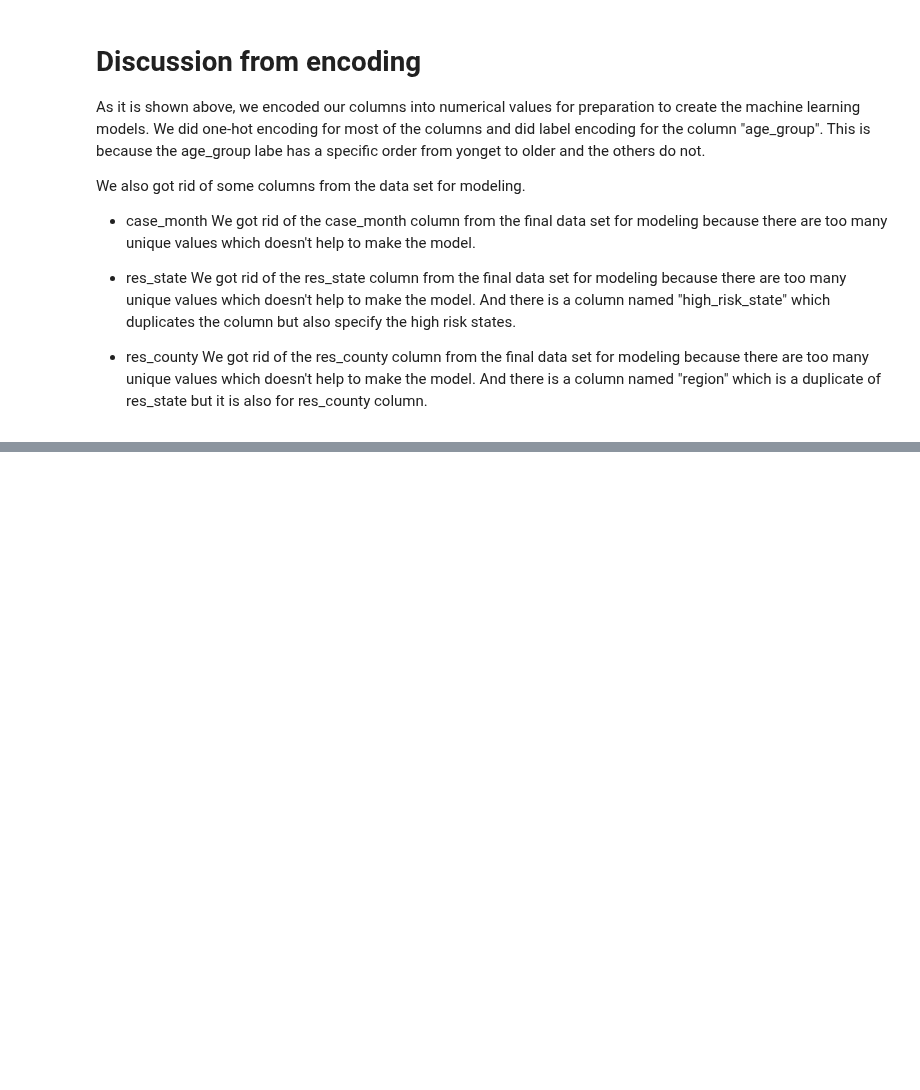
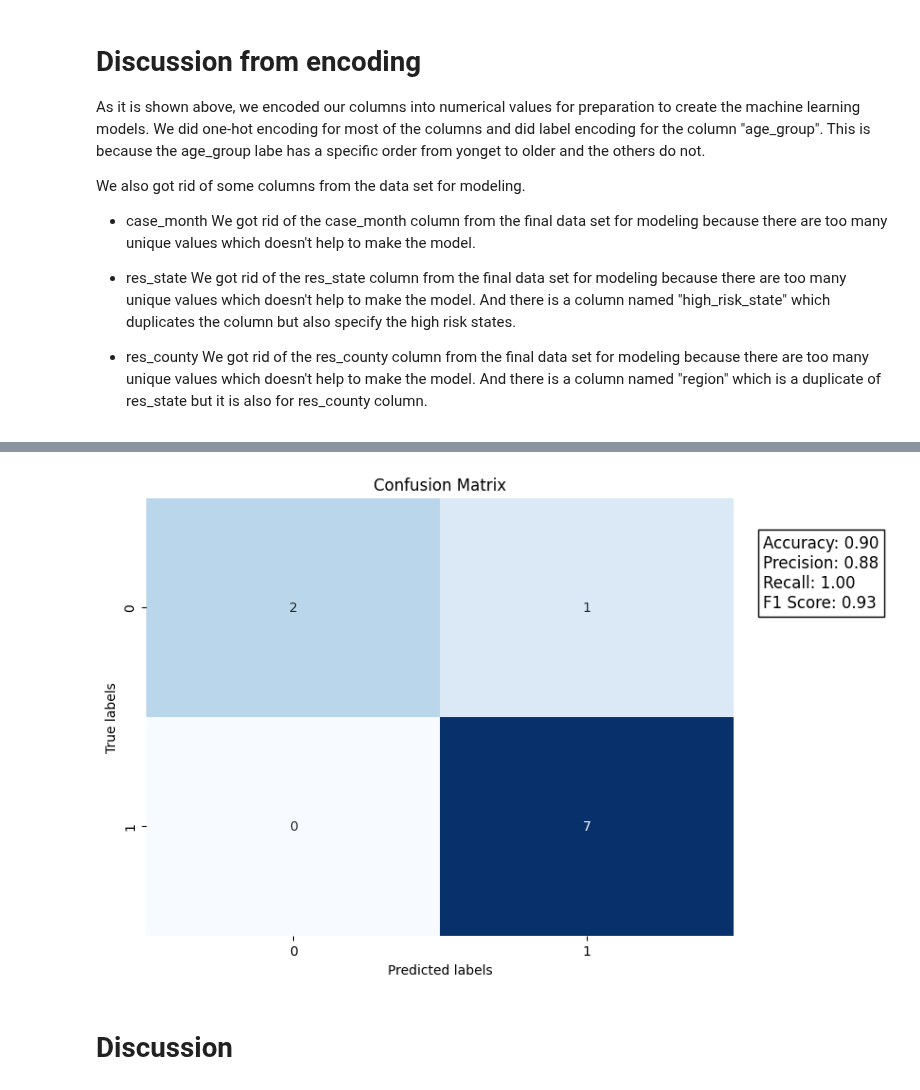
Before and after one commit to keyinb/data-analytics, a Jupyter notebook: 2022-Homework2-Notebook.ipynb, the cells around one changed output, grey strips where cells are left out. Drawn from its saved outputs; the diff is of its cells as text; code cells hidden in the pictures; blank space fills up the shorter version.

```diff
--- a/2022-Homework2-Notebook.ipynb
+++ b/2022-Homework2-Notebook.ipynb
@@ -600,0 +728,24 @@ We got rid of the res_county column from the final data set for modeling because
+# %%
+import matplotlib.pyplot as plt
+import seaborn as sns
+from sklearn.metrics import confusion_matrix, accuracy_score, precision_score, recall_score, f1_score
+
+def visualize_confusion_matrix(y_true, y_pred):
+
+    conf_matrix = confusion_matrix(y_true, y_pred)
+    accuracy = accuracy_score(y_true, y_pred)
+    precision = precision_score(y_true, y_pred)
+    recall = recall_score(y_true, y_pred)
+    f1 = f1_score(y_true, y_pred)
+
+    fig, ax = plt.subplots(figsize=(8, 6))
+    sns.heatmap(conf_matrix, annot=True, cmap='Blues', fmt='g', cbar=False, ax=ax)
+    ax.set_xlabel('Predicted labels')
+    ax.set_ylabel('True labels')
+    ax.set_title('Confusion Matrix')
+
+    textstr = f'Accuracy: {accuracy:.2f}\nPrecision: {precision:.2f}\nRecall: {recall:.2f}\nF1 Score: {f1:.2f}'
+    ax.text(2.1, 0.5, textstr, fontsize=12, bbox=dict(facecolor='white'))
+
+
+    plt.show()
@@ -600,0 +761,6 @@ We got rid of the res_county column from the final data set for modeling because
+# %%
+visualize_confusion_matrix(y_train[:10], predicted_target_class)
+# %% [output]
+[figure, added]
+# %% [markdown]
+# Discussion
```
Also changed, not shown: parts of 29 cells of this notebook.
